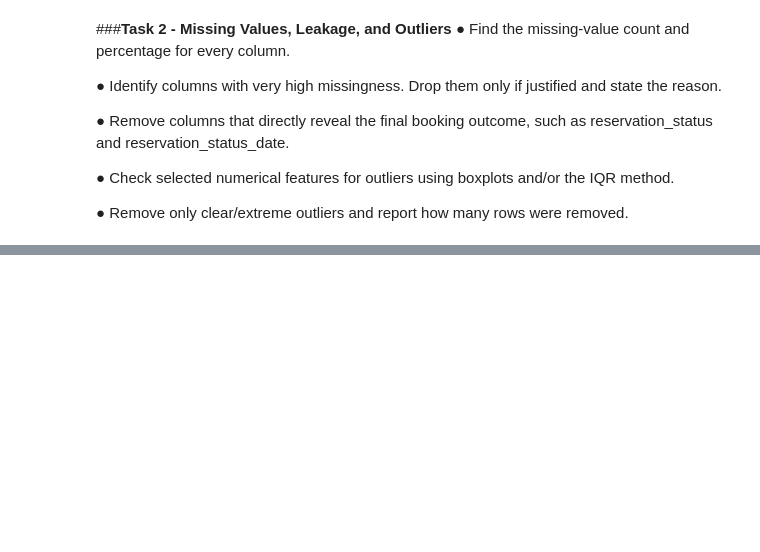
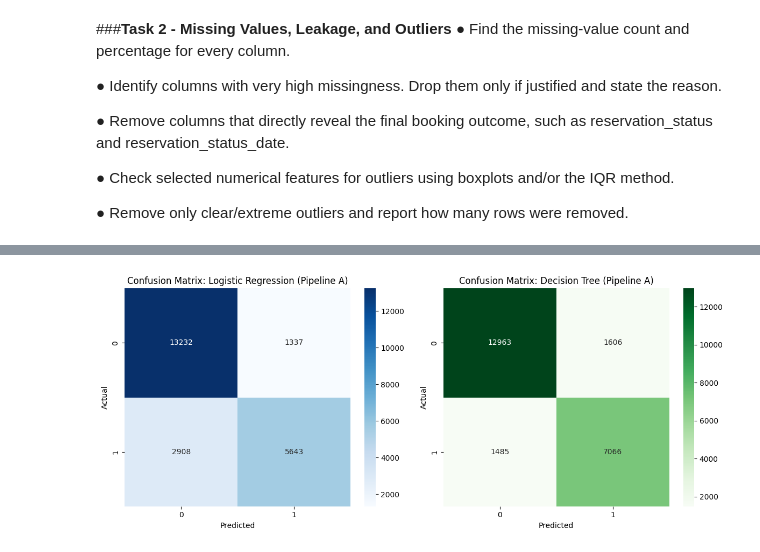
Before and after one commit to 202618049/Twinkle_202618049_DS605, a Jupyter notebook: 202618049_Lab_03/202618049_Lab03.ipynb, the cells around one changed output, grey strips where cells are left out. Saved outputs shown, nothing was run; the diff lists cells and outputs as text; code cells hidden in the pictures; blank space fills up the shorter version.

```diff
--- a/202618049_Lab_03/202618049_Lab03.ipynb
+++ b/202618049_Lab_03/202618049_Lab03.ipynb
@@ -169,0 +249,19 @@ Removed 4 extreme outlier rows.
+# %%
+from sklearn.linear_model import LogisticRegression
+from sklearn.tree import DecisionTreeClassifier
+
+# 1. Logistic Regression Models
+lr_model_a = LogisticRegression(max_iter=1000)
+lr_model_a.fit(X_train_a, y_train)
+
+lr_model_b = LogisticRegression(max_iter=1000)
+lr_model_b.fit(X_train_b, y_train)
+
+# 2. Decision Tree Models
+dt_model_a = DecisionTreeClassifier(random_state=42)
+dt_model_a.fit(X_train_a, y_train)
+
+dt_model_b = DecisionTreeClassifier(random_state=42)
+dt_model_b.fit(X_train_b, y_train)
+
+print("Task 4 Complete: All 4 models trained successfully!")
@@ -169,0 +279,75 @@ Removed 4 extreme outlier rows.
+# %%
+from sklearn.linear_model import LogisticRegression
+from sklearn.tree import DecisionTreeClassifier
+import pandas as pd
+import matplotlib.pyplot as plt
+import seaborn as sns
+from sklearn.metrics import accuracy_score, precision_score, recall_score, f1_score, confusion_matrix
+
+# 1. Train the models (Ensures variables like lr_pipeline_a exist)
+lr_pipeline_a = Pipeline(steps=[('preprocessor', preprocessor_a), ('model', LogisticRegression(max_iter=1000))])
+lr_pipeline_b = Pipeline(steps=[('preprocessor', preprocessor_b), ('model', LogisticRegression(max_iter=1000))])
+dt_pipeline_a = Pipeline(steps=[('preprocessor', preprocessor_a), ('model', DecisionTreeClassifier(random_state=42))])
+dt_pipeline_b = Pipeline(steps=[('preprocessor', preprocessor_b), ('model', DecisionTreeClassifier(random_state=42))])
+
+lr_pipeline_a.fit(X_train, y_train)
+lr_pipeline_b.fit(X_train, y_train)
+dt_pipeline_a.fit(X_train, y_train)
+dt_pipeline_b.fit(X_train, y_train)
+
+# 2. Generate predictions for all 4 models
+lr_pred_train_a = lr_pipeline_a.predict(X_train)
+lr_pred_test_a = lr_pipeline_a.predict(X_test)
+
+lr_pred_train_b = lr_pipeline_b.predict(X_train)
+lr_pred_test_b = lr_pipeline_b.predict(X_test)
+
+dt_pred_train_a = dt_pipeline_a.predict(X_train)
+dt_pred_test_a = dt_pipeline_a.predict(X_test)
+
+dt_pred_train_b = dt_pipeline_b.predict(X_train)
+dt_pred_test_b = dt_pipeline_b.predict(X_test)
+
+# 3. Compute evaluation metrics
+def get_metrics(y_true_train, y_pred_train, y_true_test, y_pred_test):
+    return {
+        'Train Accuracy': accuracy_score(y_true_train, y_pred_train),
+        'Test Accuracy': accuracy_score(y_true_test, y_pred_test),
+        'Precision': precision_score(y_true_test, y_pred_test),
+        'Recall': recall_score(y_true_test, y_pred_test),
+        'F1-Score': f1_score(y_true_test, y_pred_test)
+    }
+
+results = {
+    'Logistic Regression (Pipeline A)': get_metrics(y_train, lr_pred_train_a, y_test, lr_pred_test_a),
+    'Logistic Regression (Pipeline B)': get_metrics(y_train, lr_pred_train_b, y_test, lr_pred_test_b),
+    'Decision Tree (Pipeline A)': get_metrics(y_train, dt_pred_train_a, y_test, dt_pred_test_a),
+    'Decision Tree (Pipeline B)': get_metrics(y_train, dt_pred_train_b, y_test, dt_pred_test_b)
+}
+
+# Display comparison table
+comparison_df = pd.DataFrame(results).T
+print("--- Final Model Comparison Table ---")
+display(comparison_df)
+
+# 4. Plot confusion matrices
+fig, axes = plt.subplots(1, 2, figsize=(12, 5))
+
+sns.heatmap(confusion_matrix(y_test, lr_pred_test_a), annot=True, fmt='d', cmap='Blues', ax=axes[0])
+axes[0].set_title('Confusion Matrix: Logistic Regression (Pipeline A)')
+axes[0].set_xlabel('Predicted')
+axes[0].set_ylabel('Actual')
+
+sns.heatmap(confusion_matrix(y_test, dt_pred_test_a), annot=True, fmt='d', cmap='Greens', ax=axes[1])
+axes[1].set_title('Confusion Matrix: Decision Tree (Pipeline A)')
+axes[1].set_xlabel('Predicted')
+axes[1].set_ylabel('Actual')
+
+plt.tight_layout()
+plt.show()
+
+# 5. Overfitting commentary
+print("\n--- Overfitting Analysis ---")
+print("• Logistic Regression: Shows very little gap between train and test accuracy, indicating good generalization and no major overfitting.")
+print("• Decision Tree: Shows near-perfect training accuracy with a drop on test accuracy, which indicates clear signs of overfitting (memorizing training patterns).")
+# %% [output]
@@ -169,0 +360 @@ Removed 4 extreme outlier rows.
+[figure, added]
```
Also changed, not shown: parts of 10 cells of this notebook.
